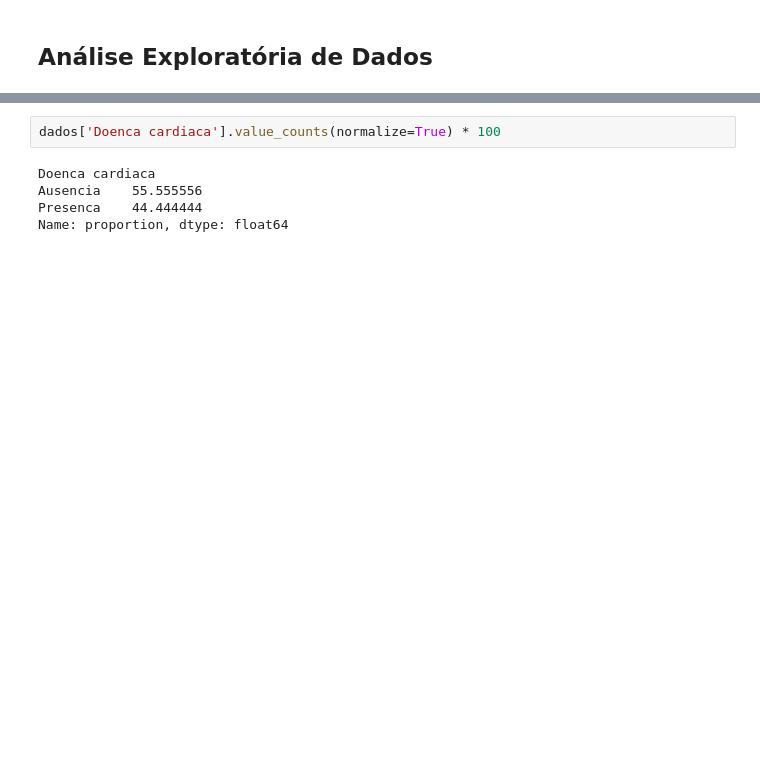
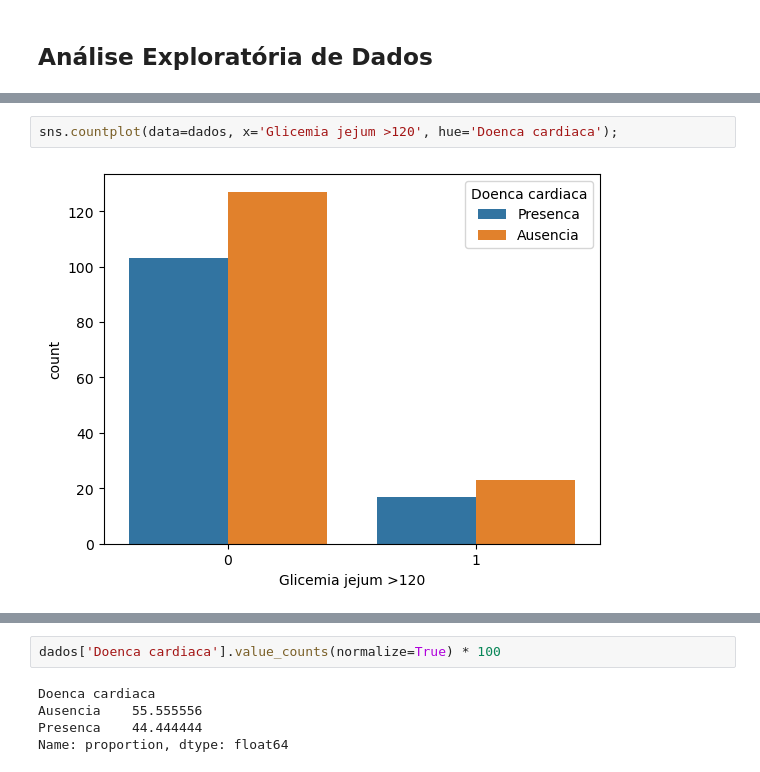
Before and after one commit to CrisNakamura/projeto_deteccao_doenca_cardiaca, a Jupyter notebook: projeto.ipynb, the cells around one changed output, grey strips where cells are left out. Saved outputs shown, nothing was run; the diff lists cells and outputs as text; blank space fills up the shorter version.

```diff
--- a/projeto.ipynb
+++ b/projeto.ipynb
@@ -115,0 +137,4 @@ sns.countplot(data=dados, x='Tipo dor', hue='Doenca cardiaca')
+# %%
+sns.countplot(data=dados, x='Glicemia jejum >120', hue='Doenca cardiaca');
+# %% [output]
+[figure, added]
```
Also changed, not shown: parts of 27 cells of this notebook.
